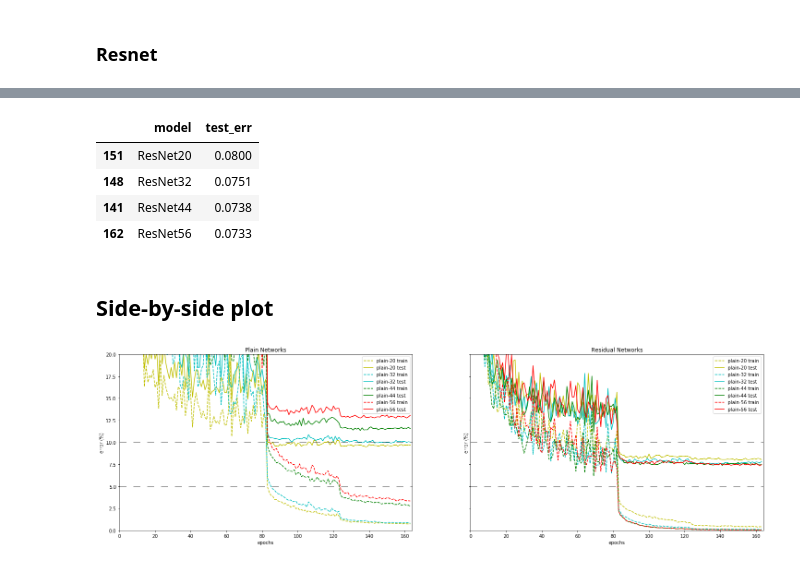
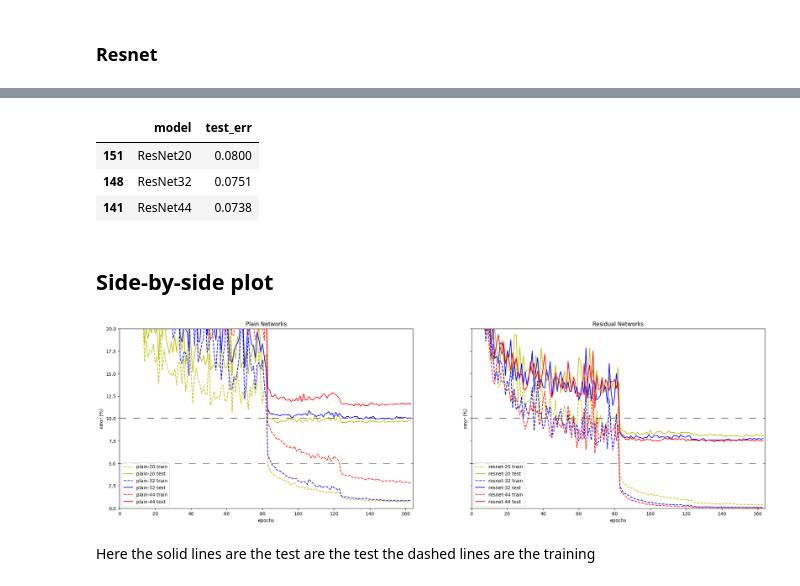
Before and after one commit to mcarnival/resnet, a Jupyter notebook: main_v1.ipynb, the cells around one changed output, grey strips where cells are left out. Saved outputs shown, nothing was run; the diff lists cells and outputs as text; code cells hidden in the pictures.

```diff
--- a/main_v1.ipynb
+++ b/main_v1.ipynb
@@ -377,12 +384,12 @@ OrderedDict([('convIn.weight', tensor([[[[-1.4517e-03, -1.1860e-02, -5.1398e-03]
 
 First we compare the performance of 'plain' convolutional networks of various depths. This corresponds to the left-hand axis of Figure. 6 in the paper.
 # %%
-ns  = [3, 5, 7, 9]
-clr = ['y', 'c', 'g', 'r']
+ns  = [3, 5, 7]
+clr = ['y', 'c', 'r']
 
 
 plainnet_dfs = [pd.read_csv(f'results/plainnet{6*n+2}.csv') for n in ns]
-fig = plt.figure(figsize=(20, 10))
+fig = plt.figure(figsize=(15, 8))
 plt.axis([0, 164, 0, 20])
 
 
@@ -414,11 +420,11 @@ display(bests_df[['model', 'test_err']])
 # %% [markdown]
 ### Resnet
 # %%
-ns  = [3, 5, 7, 9]
-clr = ['y', 'c', 'g', 'r']
+ns  = [3, 5, 7]
+clr = ['y', 'c', 'r']
 
 resnet_dfs = [pd.read_csv(f'results/resnet{6*n+2}.csv') for n in ns]
-fig = plt.figure(figsize=(20, 10))
+fig = plt.figure(figsize=(12, 8))
 plt.axis([0, 164, 0, 20])
 
 
@@ -439,43 +445,44 @@ plt.axhline(5, color='black', alpha=0.5, dashes=(10., 10.));
 # %%
 bests = [df[df['test_err'] == df['test_err'].min()].iloc[0] for df in resnet_dfs]
 bests_df= pd.concat(bests, axis=1).T
-bests_df['model'] = ['ResNet20', 'ResNet32', 'ResNet44', 'ResNet56']
+bests_df['model'] = ['ResNet20', 'ResNet32', 'ResNet44']
 display(bests_df[['model', 'test_err']])
 # %% [output]
 |  | model | test_err |
 | 151 | ResNet20 | 0.0800 |
 | 148 | ResNet32 | 0.0751 |
 | 141 | ResNet44 | 0.0738 |
-| 162 | ResNet56 | 0.0733 |
 # %% [markdown]
 ## Side-by-side plot
 # %%
-ns  = [3, 5, 7, 9]
-clr = ['y', 'c', 'g', 'r']
+ns  = [3, 5, 7]
+clr = ['y', 'b', 'r']
 
 
 f, (ax1, ax2) = plt.subplots(1, 2, sharey=True, figsize=(25, 7))
 
 plainnet_dfs = [pd.read_csv(f'results/plainnet{6*n+2}.csv') for n in ns]
 resnet_dfs = [pd.read_csv(f'results/resnet{6*n+2}.csv') for n in ns]
 
-def plot_results(dfs, ax, title):
+def plot_results(dfs, ax, title, prefix):
     ax.axis([0, 164, 0, 20])
 
     for i in range(len(ns)):
         ax.plot(dfs[i]['epoch'], dfs[i]['train_err']*100, f'{clr[i]}--',
-                 label=f'plain-{6*ns[i]+2} train')
+                 label=f'{prefix}-{6*ns[i]+2} train')
         ax.plot(dfs[i]['epoch'], dfs[i]['test_err']*100, f'{clr[i]}',
-                 label=f'plain-{6*ns[i]+2} test')
+                 label=f'{prefix}-{6*ns[i]+2} test')
 
     ax.set_title(title)
-    ax.legend(loc='bottom left')
+    ax.legend(loc='lower left')
     ax.set_xlabel('epochs')
     ax.set_ylabel('error (%)')
     ax.axhline(10, color='black', alpha=0.5, dashes=(10., 10.))
     ax.axhline(5, color='black', alpha=0.5, dashes=(10., 10.));
 
-plot_results(plainnet_dfs, ax1, 'Plain Networks')
-plot_results(resnet_dfs, ax2, 'Residual Networks')
+plot_results(plainnet_dfs, ax1, 'Plain Networks', 'plain')
+plot_results(resnet_dfs, ax2, 'Residual Networks', 'resnet')
 # %% [output]
-[figure, old version]
+[figure, new version]
+# %% [markdown]
+Here the solid lines are the test are the test the dashed lines are the training
```
Also changed, not shown: parts of 8 cells of this notebook.
